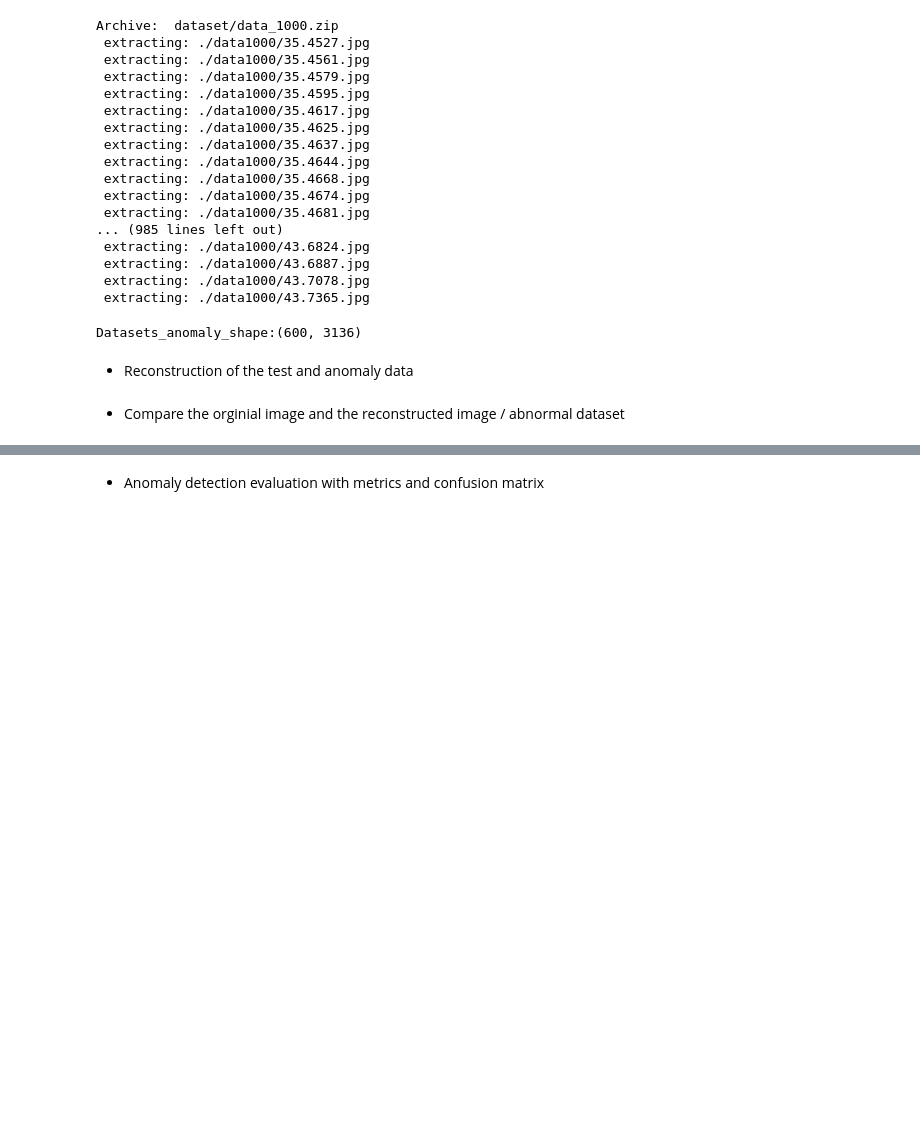
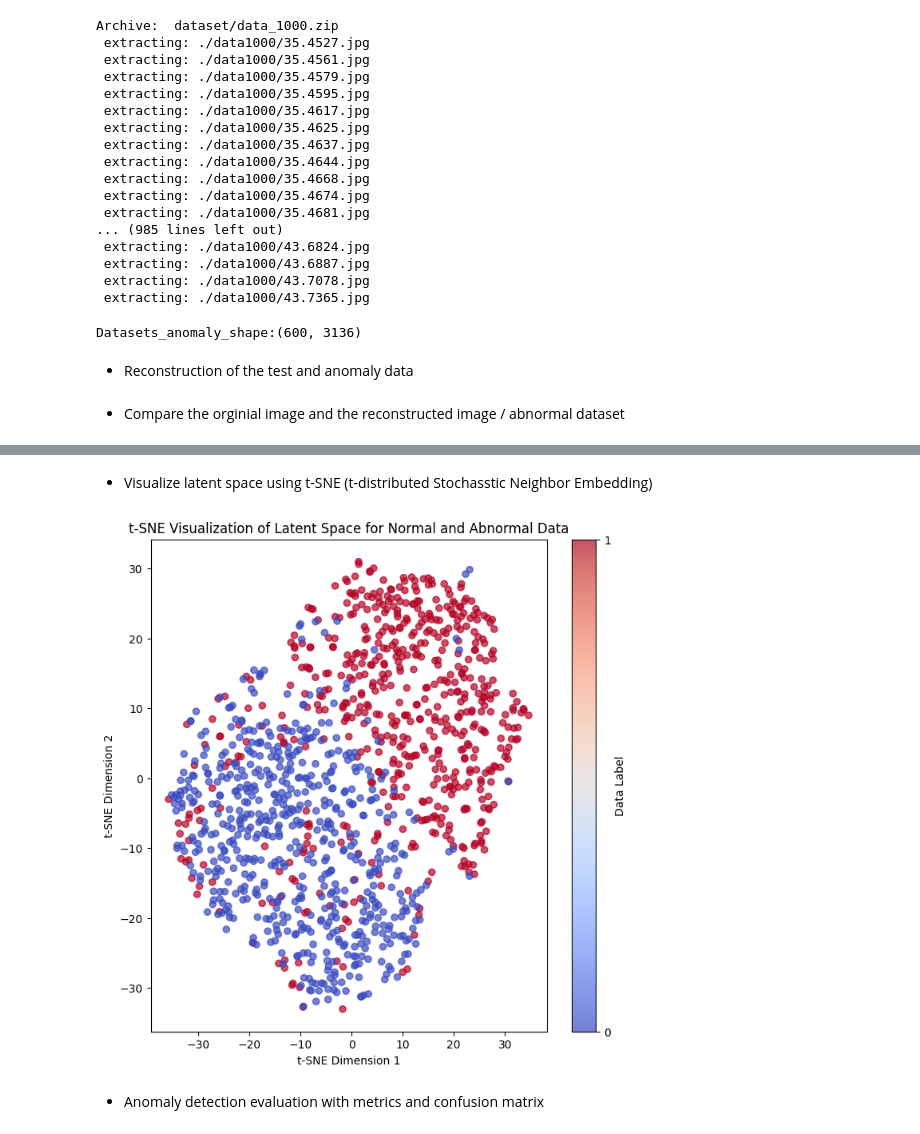
Before and after one commit to smartdesignlab/SDL_teaching, a Jupyter notebook: AE_Anomaly_Detection.ipynb, the cells around one changed output, grey strips where cells are left out. Drawn from its saved outputs; the diff is of its cells as text; code cells hidden in the pictures; blank space fills up the shorter version.

```diff
--- a/AE_Anomaly_Detection.ipynb
+++ b/AE_Anomaly_Detection.ipynb
@@ -521,3 +522,32 @@ plt.show()
+# %% [markdown]
+- Visualize latent space using t-SNE (t-distributed Stochasstic Neighbor Embedding)
+# %%
+# set the model to evaluation mode (no gradients will be computed)
+autoencoder.eval()
+
+with torch.no_grad():  # disable gradient computation for inference
+    # get latent representations for normal and abnormal datasets
+    z_test = autoencoder.encoder(test_images).cpu().detach().numpy()  # normal data
+    z_anom = autoencoder.encoder(ANom_images).cpu().detach().numpy()  # abnormal data
+
+# combine normal and abnormal latent vectors
+z_combined = np.concatenate([z_test, z_anom])
+labels_combined = np.concatenate([np.ones(len(z_test)), np.zeros(len(z_anom))])  # 1: Normal, 0: Abnormal
+
+# apply t-SNE to reduce the latent space to 2 dimensions for visualization
+tsne = TSNE(n_components=2, perplexity=40, random_state=0)
+z_tsne = tsne.fit_transform(z_combined)
+
+# create a scatter plot of the t-SNE results
+plt.figure(figsize=(8, 8))
+scatter = plt.scatter(z_tsne[:, 0], z_tsne[:, 1], c=labels_combined, cmap='coolwarm', alpha=0.7)
+plt.colorbar(scatter, ticks=[0, 1], label='Data Label')
+plt.xlabel("t-SNE Dimension 1")
+plt.ylabel("t-SNE Dimension 2")
+plt.title("t-SNE Visualization of Latent Space for Normal and Abnormal Data")
+plt.show()
+# %% [output]
+[figure, added]
 # %% [markdown]
 - Anomaly detection evaluation with metrics and confusion matrix
 # %%
```
Also changed, not shown: parts of 8 cells of this notebook.
